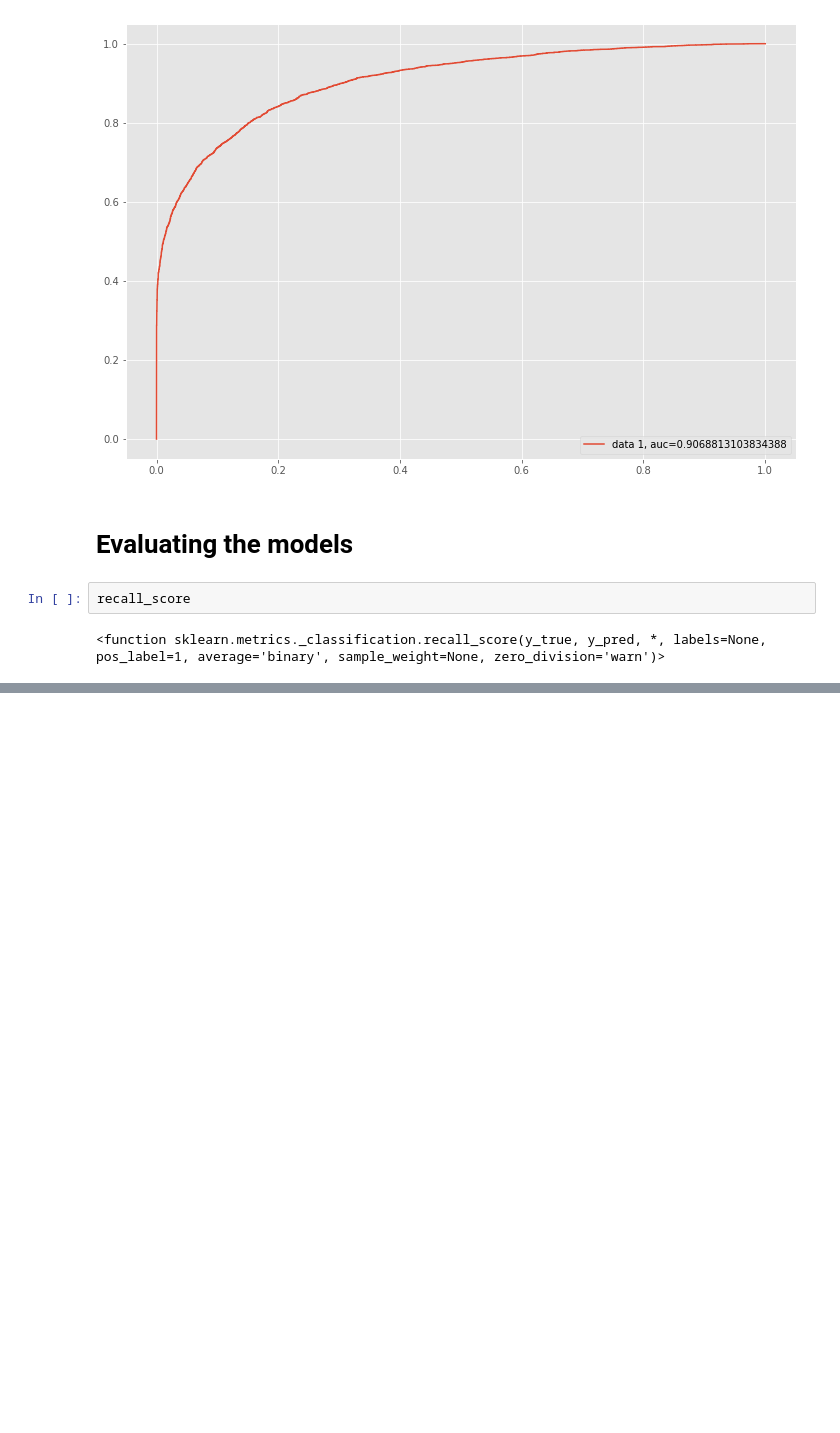
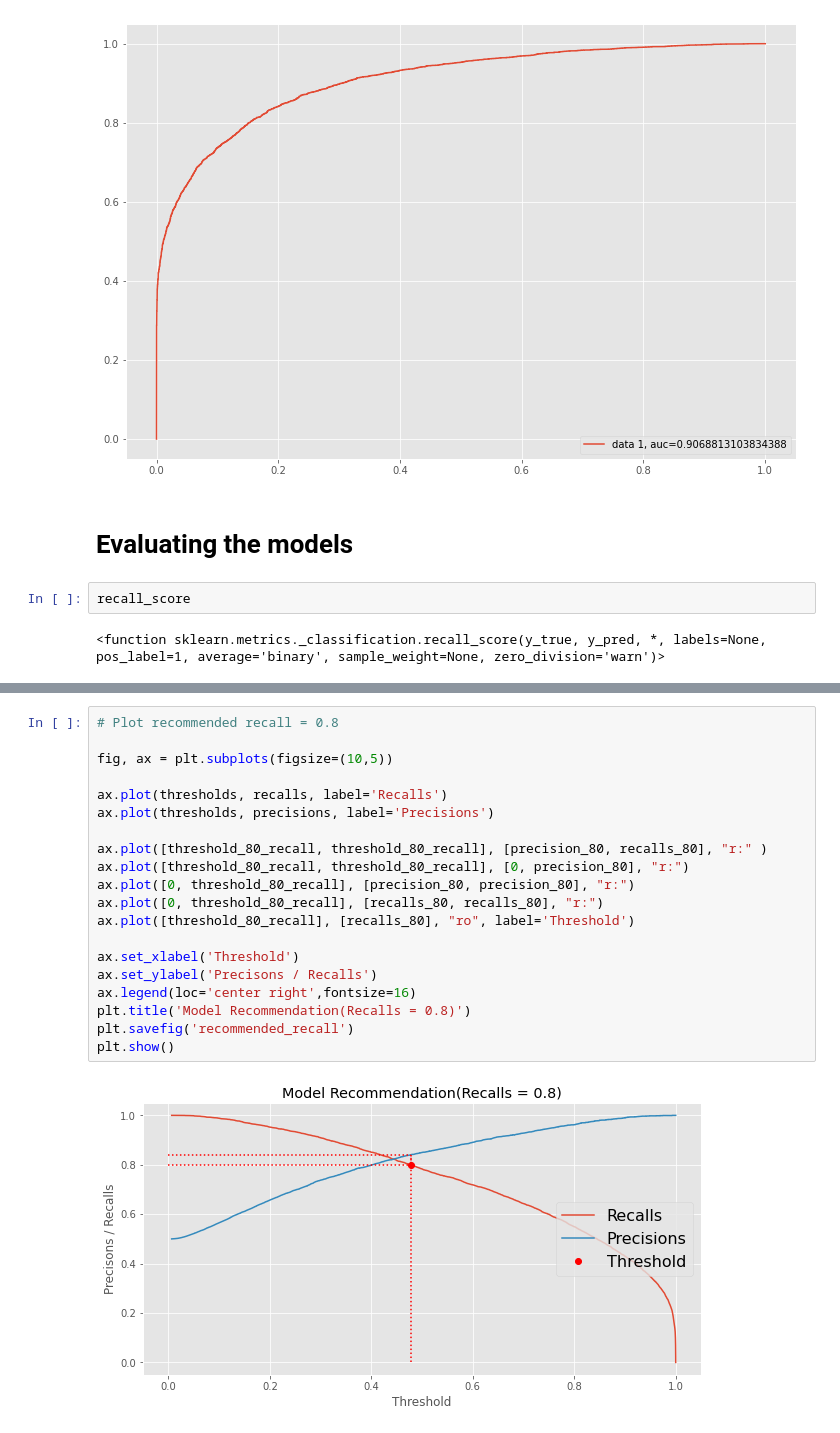
Before and after one commit to harshithgowdakc/Credit-Card-Default-Prediction, a Jupyter notebook: Credit_Card_Default_Prediction.ipynb, the cells around one changed output, grey strips where cells are left out. Drawn from its saved outputs; the diff is of its cells as text; blank space fills up the shorter version.

```diff
--- a/Credit_Card_Default_Prediction.ipynb
+++ b/Credit_Card_Default_Prediction.ipynb
@@ -1796,0 +1885,22 @@ recall_score
+# %%
+# Plot recommended recall = 0.8
+
+fig, ax = plt.subplots(figsize=(10,5))
+
+ax.plot(thresholds, recalls, label='Recalls')
+ax.plot(thresholds, precisions, label='Precisions')
+
+ax.plot([threshold_80_recall, threshold_80_recall], [precision_80, recalls_80], "r:" )
+ax.plot([threshold_80_recall, threshold_80_recall], [0, precision_80], "r:")
+ax.plot([0, threshold_80_recall], [precision_80, precision_80], "r:")
+ax.plot([0, threshold_80_recall], [recalls_80, recalls_80], "r:")
+ax.plot([threshold_80_recall], [recalls_80], "ro", label='Threshold')
+
+ax.set_xlabel('Threshold')
+ax.set_ylabel('Precisons / Recalls')
+ax.legend(loc='center right',fontsize=16)
+plt.title('Model Recommendation(Recalls = 0.8)')
+plt.savefig('recommended_recall')
+plt.show()
+# %% [output]
+[figure, added]
```
Also changed, not shown: parts of 16 cells of this notebook.
